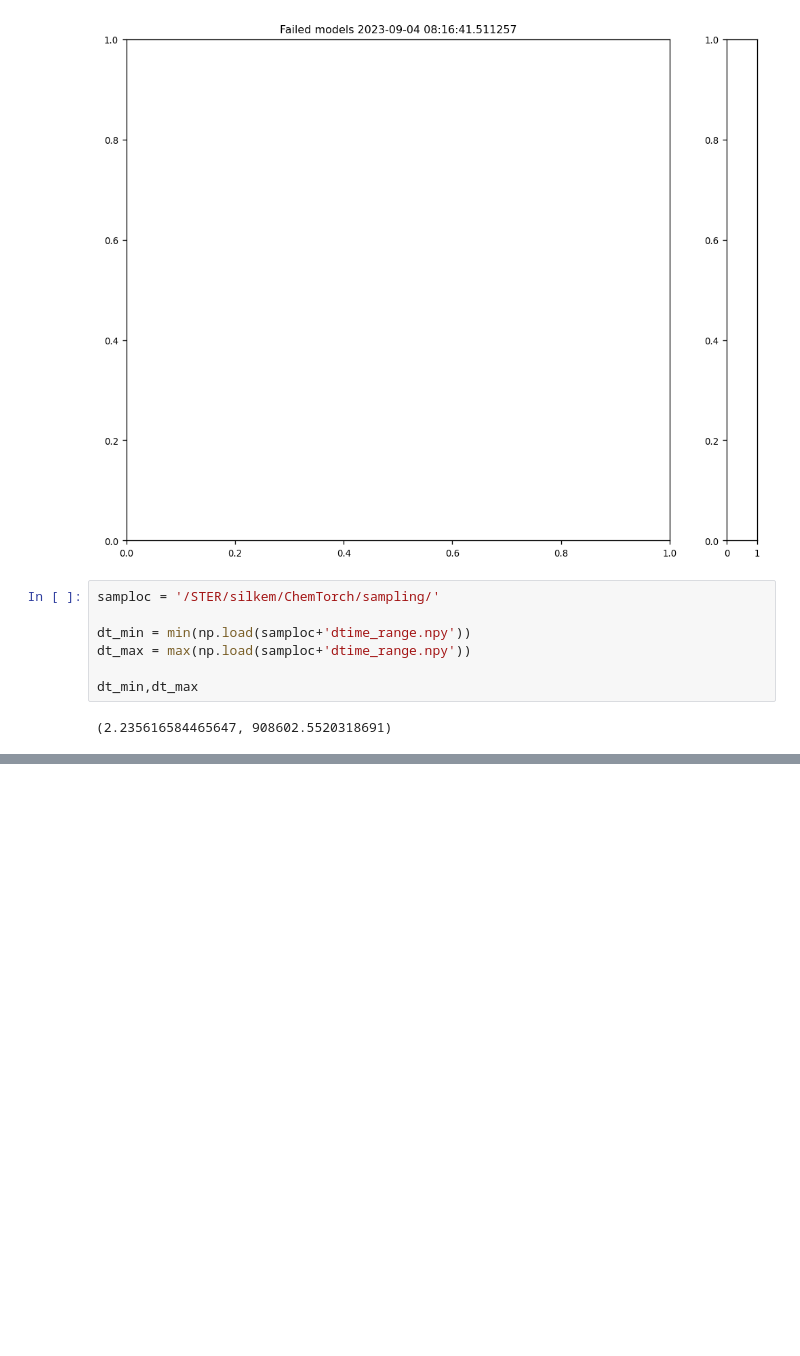
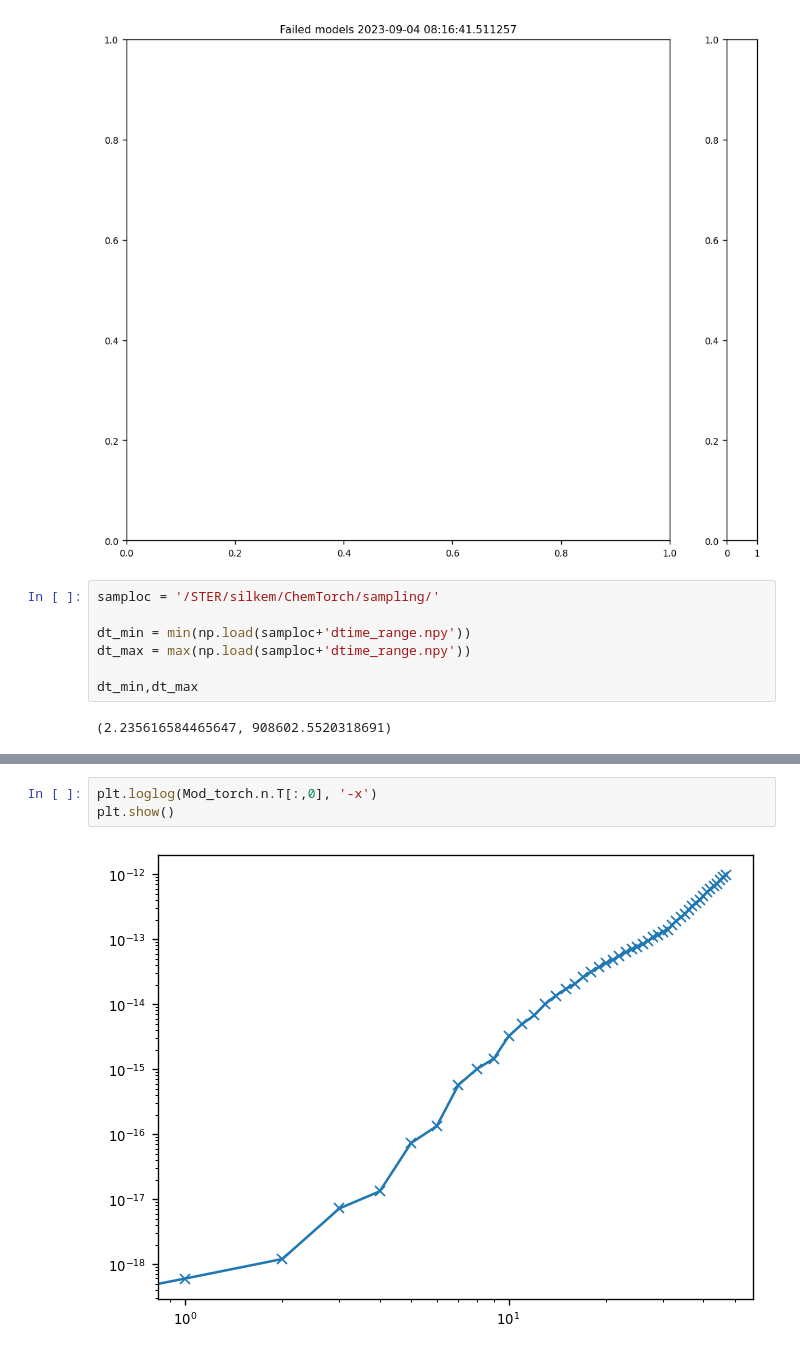
Before and after one commit to silkemaes/ChemPy, a Jupyter notebook: explore.ipynb, the cells around one changed output, grey strips where cells are left out. Cells and saved outputs as stored; diff of their text form; blank space fills up the shorter version.

```diff
--- a/explore.ipynb
+++ b/explore.ipynb
@@ -359,0 +416,5 @@ dt_min,dt_max
+# %%
+plt.loglog(Mod_torch.n.T[:,0], '-x')
+plt.show()
+# %% [output]
+[figure, added]
```
Also changed, not shown: parts of 9 cells of this notebook, 7 other files.
